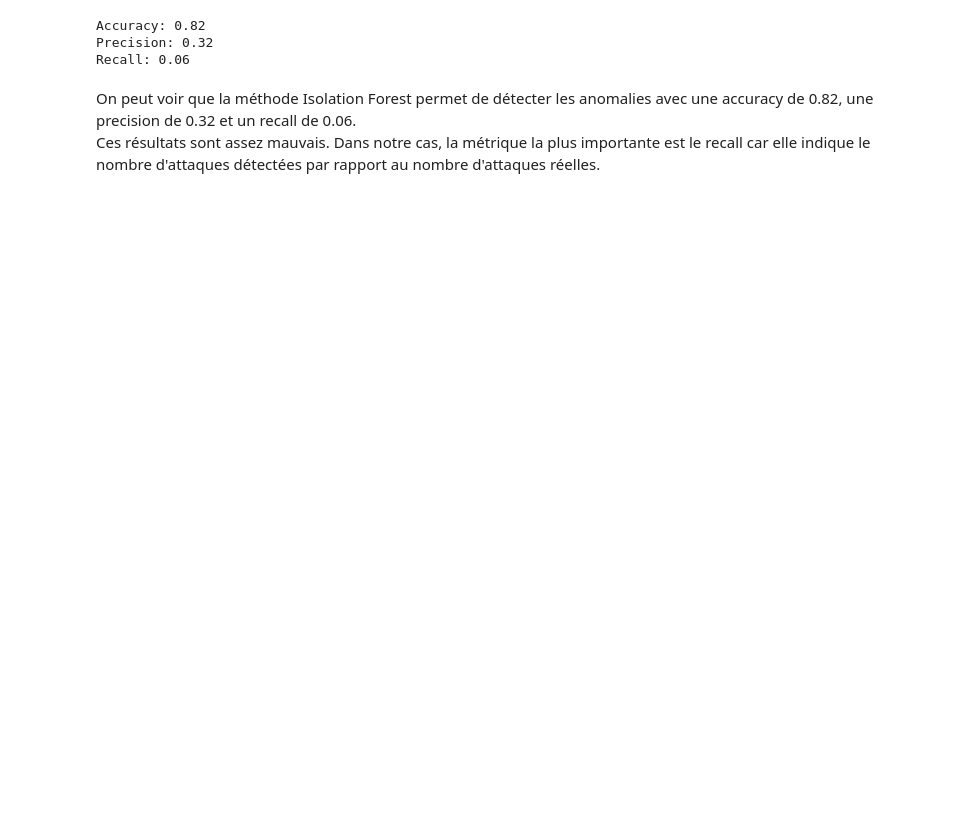
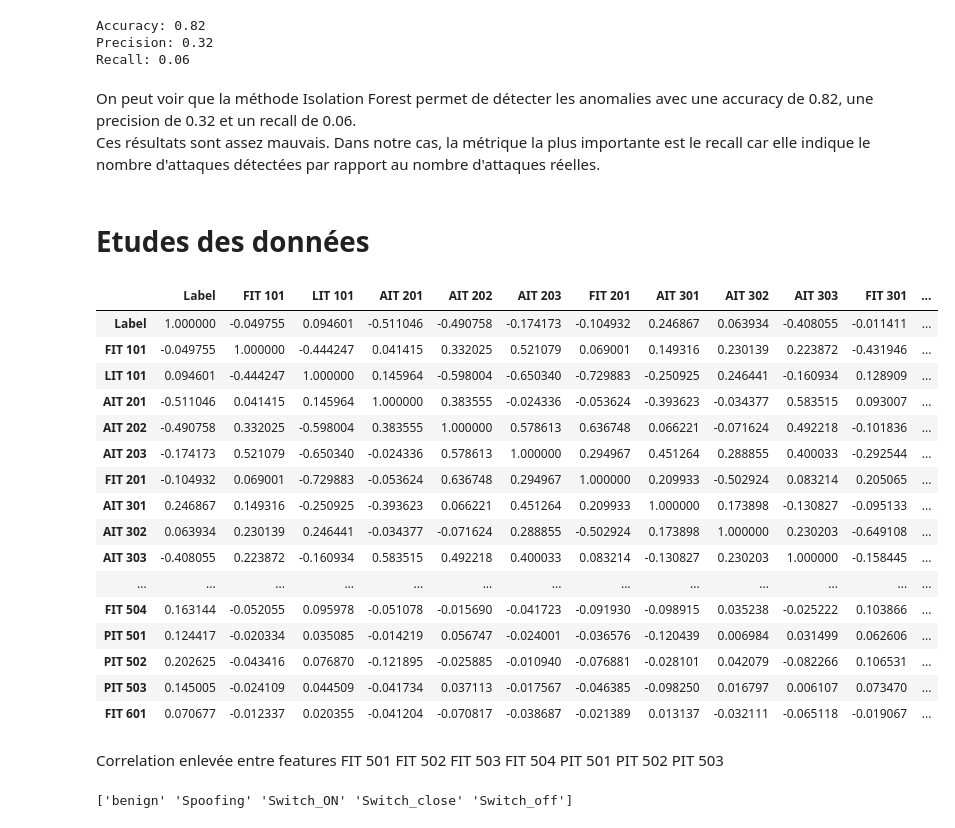
Before and after one commit to JunyiLi0/cyberml-project, a Jupyter notebook: projet.ipynb, the cells around one changed output. Drawn from its saved outputs; the diff is of its cells as text; code cells hidden in the pictures; blank space fills up the shorter version.

Commit message:
Début d'analyse des données

```diff
--- a/projet.ipynb
+++ b/projet.ipynb
@@ -208,3 +208,37 @@ Recall: 0.06
 # %% [markdown]
 On peut voir que la méthode Isolation Forest permet de détecter les anomalies avec une accuracy de 0.82, une precision de 0.32 et un recall de 0.06.
 Ces résultats sont assez mauvais. Dans notre cas, la métrique la plus importante est le recall car elle indique le nombre d'attaques détectées par rapport au nombre d'attaques réelles.
+# %% [markdown]
+# Etudes des données
+# %%
+corr_matrix = df.corr()
+
+# Print the correlation matrix
+corr_matrix.style.background_gradient(cmap='coolwarm')
+# %% [output]
+|  | Label | FIT 101 | LIT 101 | AIT 201 | AIT 202 | AIT 203 | FIT 201 | AIT 301 | AIT 302 | AIT 303 | FIT 301 | ... |
+| Label | 1.000000 | -0.049755 | 0.094601 | -0.511046 | -0.490758 | -0.174173 | -0.104932 | 0.246867 | 0.063934 | -0.408055 | -0.011411 | ... |
+| FIT 101 | -0.049755 | 1.000000 | -0.444247 | 0.041415 | 0.332025 | 0.521079 | 0.069001 | 0.149316 | 0.230139 | 0.223872 | -0.431946 | ... |
+| LIT 101 | 0.094601 | -0.444247 | 1.000000 | 0.145964 | -0.598004 | -0.650340 | -0.729883 | -0.250925 | 0.246441 | -0.160934 | 0.128909 | ... |
+| AIT 201 | -0.511046 | 0.041415 | 0.145964 | 1.000000 | 0.383555 | -0.024336 | -0.053624 | -0.393623 | -0.034377 | 0.583515 | 0.093007 | ... |
+| AIT 202 | -0.490758 | 0.332025 | -0.598004 | 0.383555 | 1.000000 | 0.578613 | 0.636748 | 0.066221 | -0.071624 | 0.492218 | -0.101836 | ... |
+| AIT 203 | -0.174173 | 0.521079 | -0.650340 | -0.024336 | 0.578613 | 1.000000 | 0.294967 | 0.451264 | 0.288855 | 0.400033 | -0.292544 | ... |
+| FIT 201 | -0.104932 | 0.069001 | -0.729883 | -0.053624 | 0.636748 | 0.294967 | 1.000000 | 0.209933 | -0.502924 | 0.083214 | 0.205065 | ... |
+| AIT 301 | 0.246867 | 0.149316 | -0.250925 | -0.393623 | 0.066221 | 0.451264 | 0.209933 | 1.000000 | 0.173898 | -0.130827 | -0.095133 | ... |
+| AIT 302 | 0.063934 | 0.230139 | 0.246441 | -0.034377 | -0.071624 | 0.288855 | -0.502924 | 0.173898 | 1.000000 | 0.230203 | -0.649108 | ... |
+| AIT 303 | -0.408055 | 0.223872 | -0.160934 | 0.583515 | 0.492218 | 0.400033 | 0.083214 | -0.130827 | 0.230203 | 1.000000 | -0.158445 | ... |
+| ... | ... | ... | ... | ... | ... | ... | ... | ... | ... | ... | ... | ... |
+| FIT 504 | 0.163144 | -0.052055 | 0.095978 | -0.051078 | -0.015690 | -0.041723 | -0.091930 | -0.098915 | 0.035238 | -0.025222 | 0.103866 | ... |
+| PIT 501 | 0.124417 | -0.020334 | 0.035085 | -0.014219 | 0.056747 | -0.024001 | -0.036576 | -0.120439 | 0.006984 | 0.031499 | 0.062606 | ... |
+| PIT 502 | 0.202625 | -0.043416 | 0.076870 | -0.121895 | -0.025885 | -0.010940 | -0.076881 | -0.028101 | 0.042079 | -0.082266 | 0.106531 | ... |
+| PIT 503 | 0.145005 | -0.024109 | 0.044509 | -0.041734 | 0.037113 | -0.017567 | -0.046385 | -0.098250 | 0.016797 | 0.006107 | 0.073470 | ... |
+| FIT 601 | 0.070677 | -0.012337 | 0.020355 | -0.041204 | -0.070817 | -0.038687 | -0.021389 | 0.013137 | -0.032111 | -0.065118 | -0.019067 | ... |
+# %% [markdown]
+Correlation enlevée entre features FIT 501	FIT 502	FIT 503	FIT 504	PIT 501	PIT 502	PIT 503
+# %%
+attack_labels = df['Attack'].unique()
+
+# Print the unique attack labels
+print(attack_labels)
+# %% [output]
+['benign' 'Spoofing' 'Switch_ON' 'Switch_close' 'Switch_off']
```
Also changed, not shown: parts of 10 cells of this notebook.
